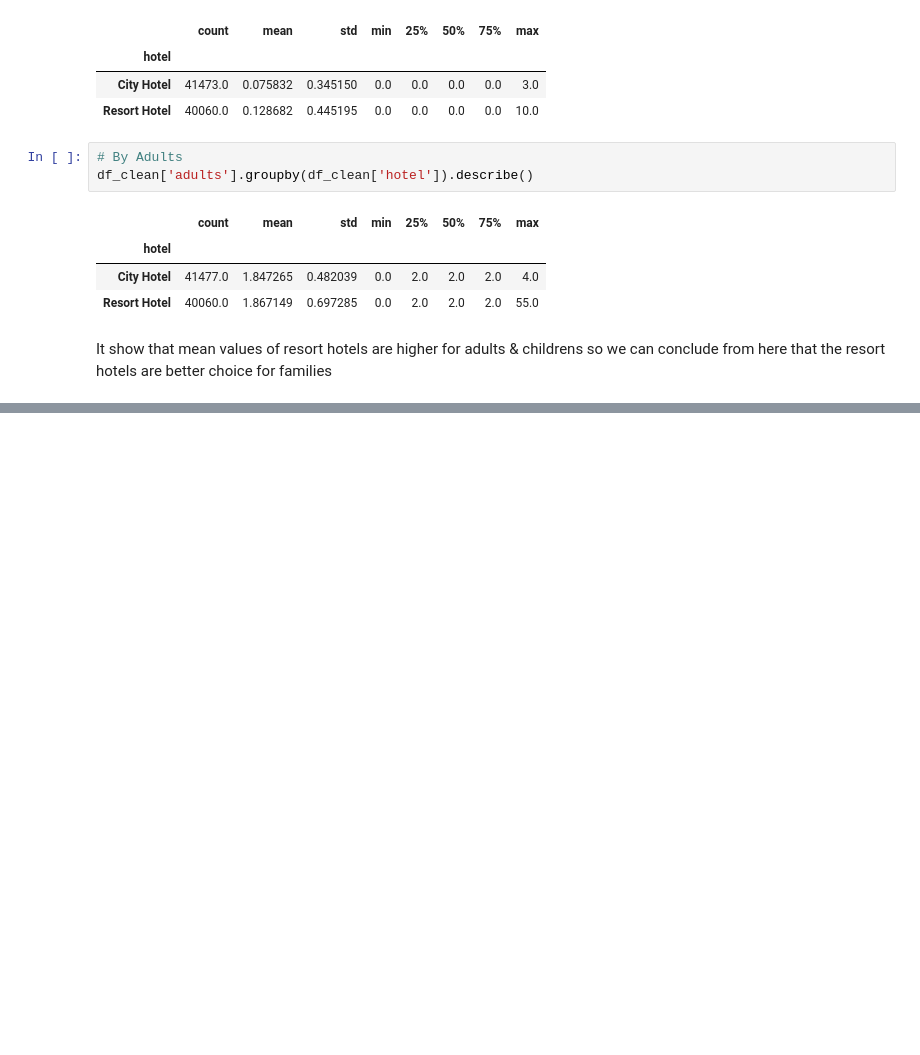
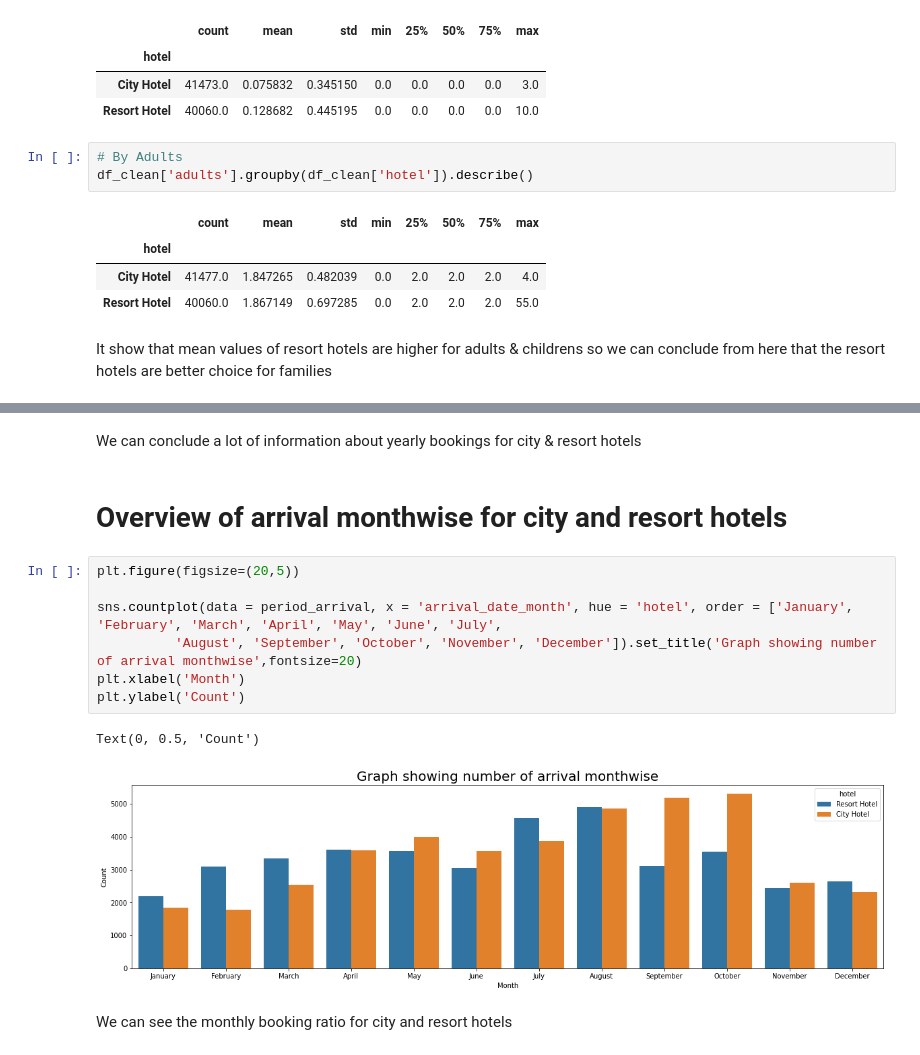
Before and after one commit to sanjayrawat2468/Hotel-Booking-Analysis, a Jupyter notebook: Copy_of_Hotel_Booking_Analysis_Capstone_Project.ipynb, the cells around one changed output, grey strips where cells are left out. Drawn from its saved outputs; the diff is of its cells as text; blank space fills up the shorter version.

```diff
--- a/Copy_of_Hotel_Booking_Analysis_Capstone_Project.ipynb
+++ b/Copy_of_Hotel_Booking_Analysis_Capstone_Project.ipynb
@@ -224,0 +258,16 @@ It show that mean values of resort hotels are higher for adults & childrens so w
+# %% [markdown]
+We can conclude a lot of information about yearly bookings for city & resort hotels
+# %% [markdown]
+# **Overview of arrival monthwise for city and resort hotels**
+# %%
+plt.figure(figsize=(20,5))
+
+sns.countplot(data = period_arrival, x = 'arrival_date_month', hue = 'hotel', order = ['January', 'February', 'March', 'April', 'May', 'June', 'July',
+          'August', 'September', 'October', 'November', 'December']).set_title('Graph showing number of arrival monthwise',fontsize=20)
+plt.xlabel('Month')
+plt.ylabel('Count')
+# %% [output]
+Text(0, 0.5, 'Count')
+[figure, added]
+# %% [markdown]
+We can see the monthly booking ratio for city and resort hotels
```
Also changed, not shown: parts of 8 cells of this notebook.
